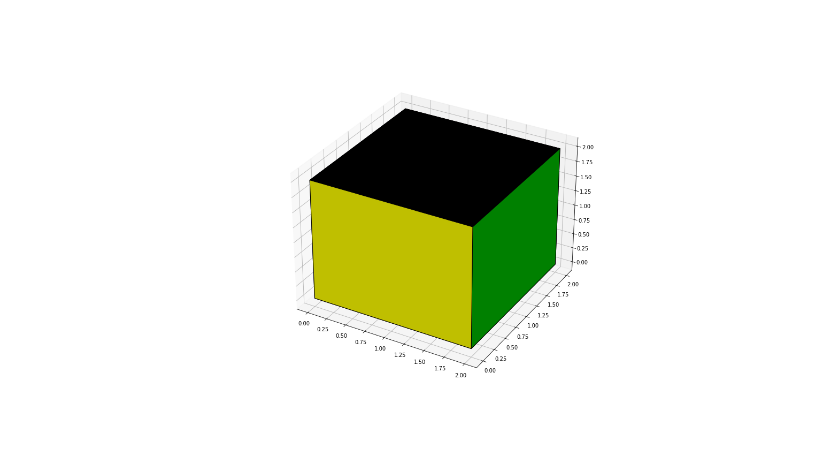
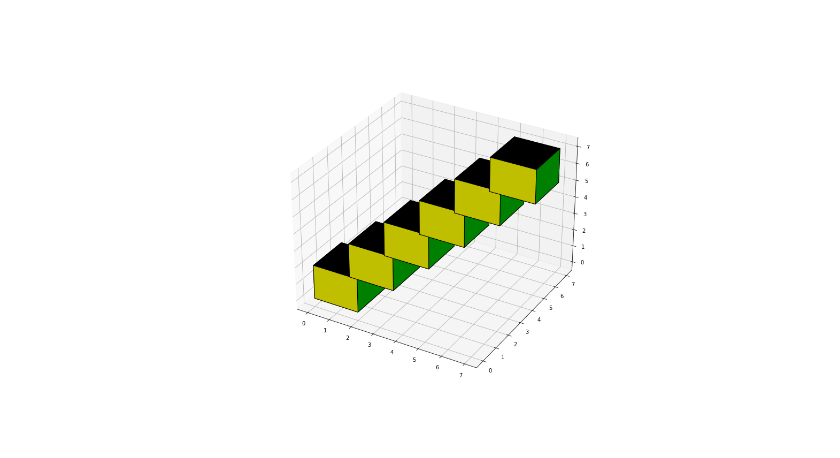
Before and after one commit to gsbiel/computer-vision, a Jupyter notebook: workdir/trabalhos/trab_01.ipynb, the cells around one changed output. Drawn from its saved outputs; the diff is of its cells as text; code cells hidden in the pictures.

```diff
--- a/workdir/trabalhos/trab_01.ipynb
+++ b/workdir/trabalhos/trab_01.ipynb
@@ -12,8 +13,15 @@ display(HTML("<style>.container { width:100% !important; }</style>"))
 # %%
-def plot_cube(cube_definition):
+def plot_cube(cube_definition, figure):
+
+    # cube_definition é passado em coordenadas homogêneas, preciso remover isso para poder plotar no eixo 3D.
+    cube_definition_adjusted = []
+    for point in cube_definition:
+        cube_definition_adjusted.append(point[:-1])
+
+    # Agora o plot segue normal
     cube_definition_array = [
         np.array(list(item))
-        for item in cube_definition
+        for item in cube_definition_adjusted
     ]
 
     points = []
@@ -40,22 +48,33 @@ def plot_cube(cube_definition):
         [points[3], points[6], points[7], points[5]]
     ]
 
-    fig = plt.figure(figsize=(20,11))
-    ax = fig.add_subplot(111, projection='3d')
-
     faces = Poly3DCollection(edges, linewidths=1, edgecolors='k', facecolors=['b','r','g','y','r','k'])
 
     ax.add_collection3d(faces)
 
     # Plot the points themselves to force the scaling of the axes
     ax.scatter(points[:,0], points[:,1], points[:,2], s=0)
-
     ax.set_aspect('auto')
 
 
-cube_definition = [
-    (0,0,0), (0,2,0), (2,0,0), (0,0,2)
-]
-plot_cube(cube_definition)
+def translate(body,dx, dy, dz):
+    translation_matrix = np.array([[1,0,0,dx], [0,1,0,dy],[0,0,1,dz],[0,0,0,1]])
+    translated_body = translation_matrix.dot(body)
+    return translated_body.transpose()
-# %% [output]
-[figure, removed]
+# %%
+fig = plt.figure(figsize=(20,11))
+ax = fig.add_subplot(111, projection='3d')
+
+cube_definition = np.array([[0,0,0,1],[0,2,0,1],[2,0,0,1],[0,0,2,1]])
+plot_cube(cube_definition, ax)
+
+index=0
+while(index<5):
+
+    cube_definition = translate(cube_definition.transpose(), 1, 1, 1)
+    plot_cube(cube_definition, ax)
+
+    time.sleep(1)
+    index = index + 1
+# %% [output]
+[figure, added]
```
Also changed, not shown: parts of 1 cell of this notebook.
